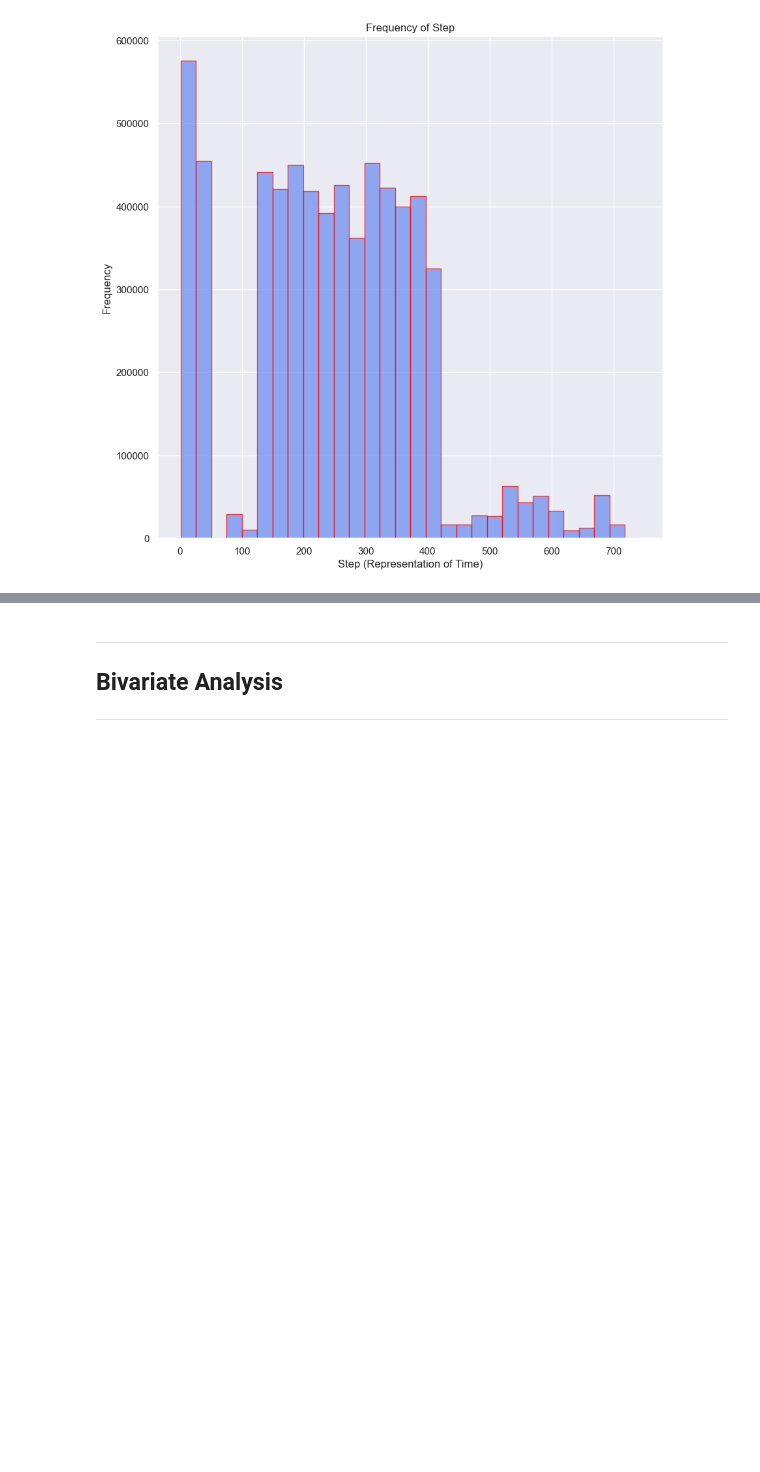
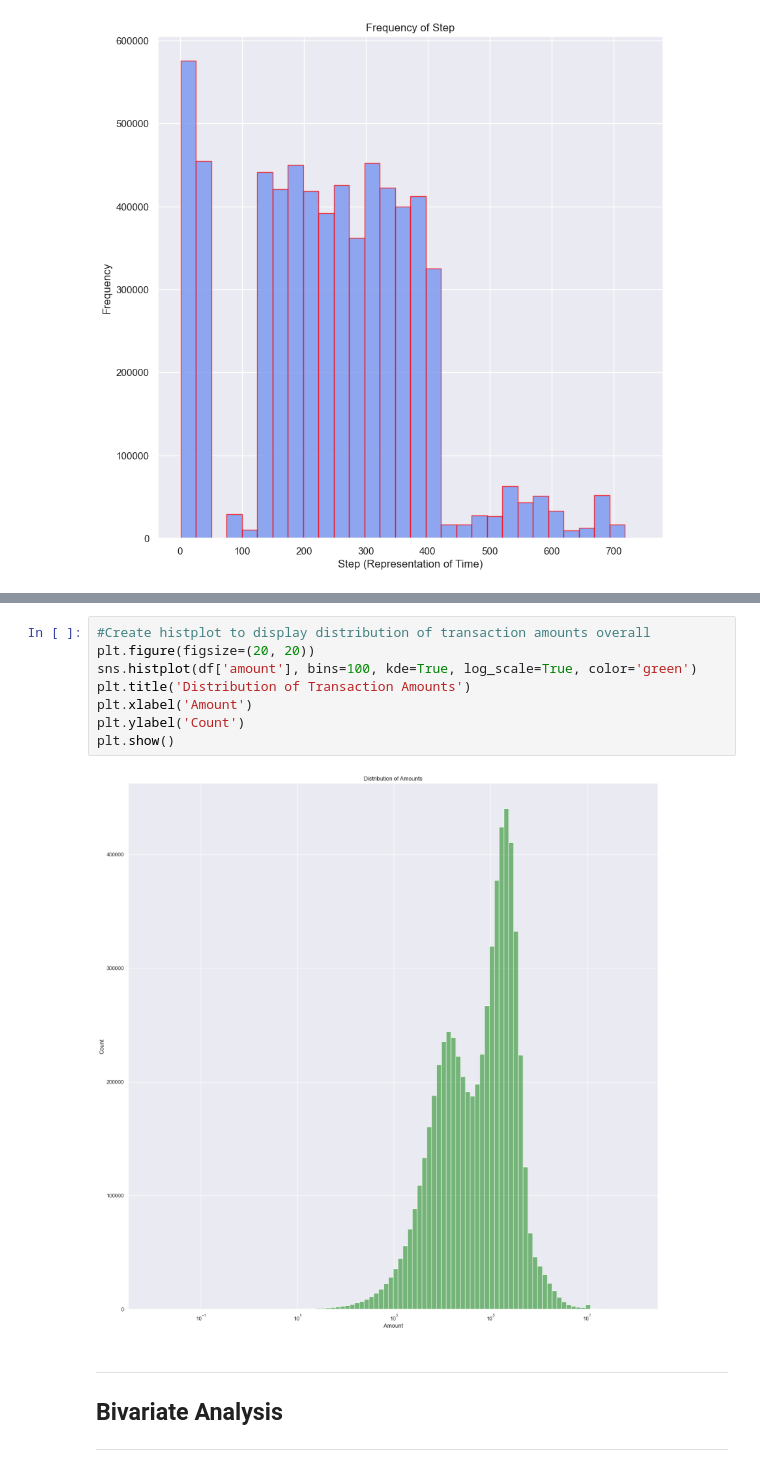
Before and after one commit to thetechleila/Financial-Fraud-Detection-Model, a Jupyter notebook: eda.ipynb, the cells around one changed output, grey strips where cells are left out. Drawn from its saved outputs; the diff is of its cells as text; blank space fills up the shorter version.

Commit message:
amount

```diff
--- a/eda.ipynb
+++ b/eda.ipynb
@@ -398,3 +403,13 @@ plt.show()
+# %%
+#Create histplot to display distribution of transaction amounts overall
+plt.figure(figsize=(20, 20))
+sns.histplot(df['amount'], bins=100, kde=True, log_scale=True, color='green')
+plt.title('Distribution of Transaction Amounts')
+plt.xlabel('Amount')
+plt.ylabel('Count')
+plt.show()
+# %% [output]
+[figure, added]
 # %% [markdown]
 ___
 ## Bivariate Analysis
```
Also changed, not shown: parts of 2 cells of this notebook.
